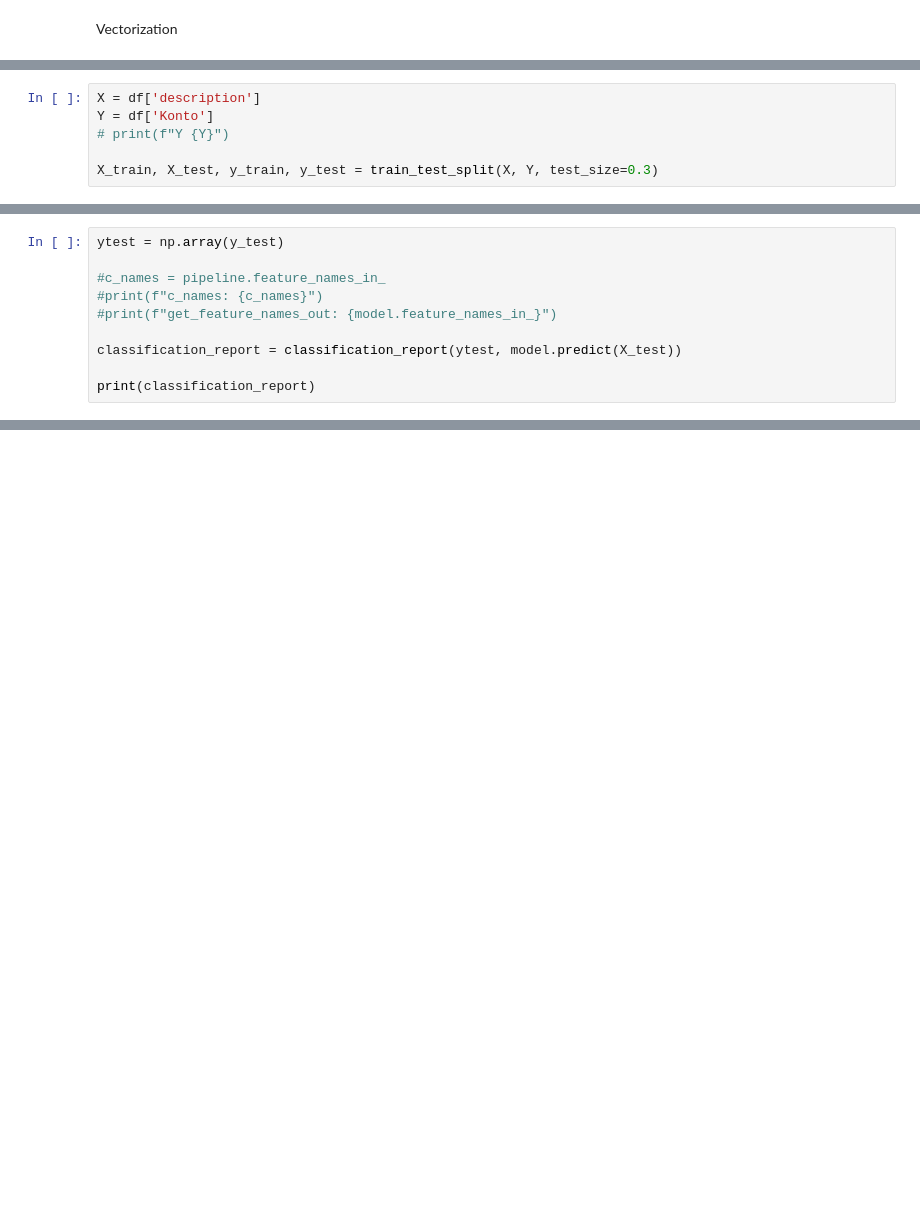
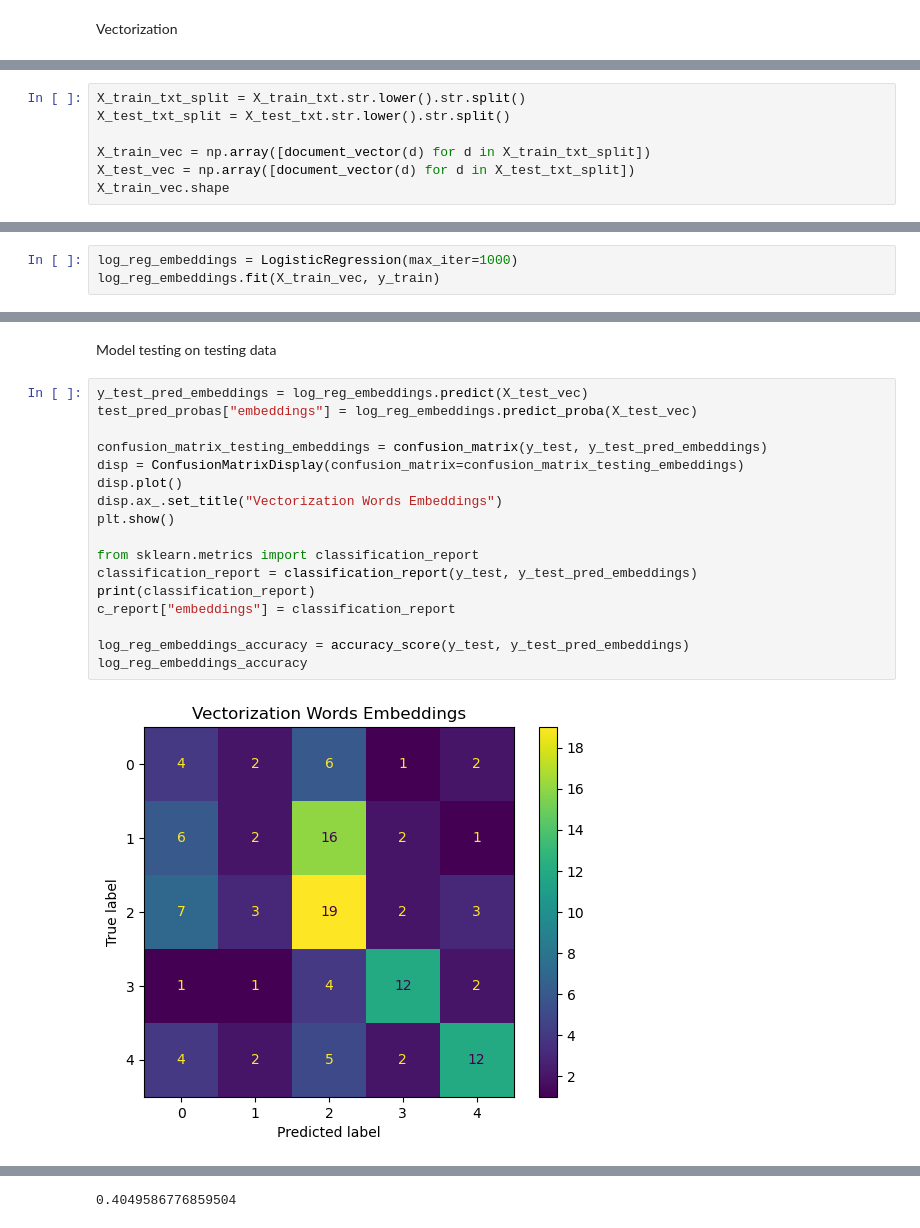
Before and after one commit to arturroo/af-finanzen, a Jupyter notebook: jupiter/transak/logistic_regression/main.ipynb, the cells around one changed output, grey strips where cells are left out. Saved outputs shown, nothing was run; the diff lists cells and outputs as text; blank space fills up the shorter version.

```diff
--- a/jupiter/transak/logistic_regression/main.ipynb
+++ b/jupiter/transak/logistic_regression/main.ipynb
@@ -174,6 +390,0 @@ Train Test Split
-# %%
-X = df['description']
-Y = df['Konto']
-# print(f"Y {Y}")
-
-X_train, X_test, y_train, y_test = train_test_split(X, Y, test_size=0.3)
@@ -193,10 +390,0 @@ Test and print report
-# %%
-ytest = np.array(y_test)
-
-#c_names = pipeline.feature_names_in_
-#print(f"c_names: {c_names}")
-#print(f"get_feature_names_out: {model.feature_names_in_}")
-
-classification_report = classification_report(ytest, model.predict(X_test))
-
-print(classification_report)
@@ -445,0 +391,7 @@ Macro-averaged One-vs-Rest ROC AUC score:
+# %%
+X_train_txt_split = X_train_txt.str.lower().str.split()
+X_test_txt_split = X_test_txt.str.lower().str.split()
+
+X_train_vec = np.array([document_vector(d) for d in X_train_txt_split])
+X_test_vec = np.array([document_vector(d) for d in X_test_txt_split])
+X_train_vec.shape
@@ -445,0 +402,3 @@ Macro-averaged One-vs-Rest ROC AUC score:
+# %%
+log_reg_embeddings = LogisticRegression(max_iter=1000)
+log_reg_embeddings.fit(X_train_vec, y_train)
@@ -445,0 +414,21 @@ Macro-averaged One-vs-Rest ROC AUC score:
+# %% [markdown]
+Model testing on testing data
+# %%
+y_test_pred_embeddings = log_reg_embeddings.predict(X_test_vec)
+test_pred_probas["embeddings"] = log_reg_embeddings.predict_proba(X_test_vec)
+
+confusion_matrix_testing_embeddings = confusion_matrix(y_test, y_test_pred_embeddings)
+disp = ConfusionMatrixDisplay(confusion_matrix=confusion_matrix_testing_embeddings)
+disp.plot()
+disp.ax_.set_title("Vectorization Words Embeddings")
+plt.show()
+
+from sklearn.metrics import classification_report
+classification_report = classification_report(y_test, y_test_pred_embeddings)
+print(classification_report)
+c_report["embeddings"] = classification_report
+
+log_reg_embeddings_accuracy = accuracy_score(y_test, y_test_pred_embeddings)
+log_reg_embeddings_accuracy
+# %% [output]
+[figure, added]
@@ -445,0 +446 @@ Macro-averaged One-vs-Rest ROC AUC score:
+0.4049586776859504
```
Also changed, not shown: parts of 71 cells of this notebook.
